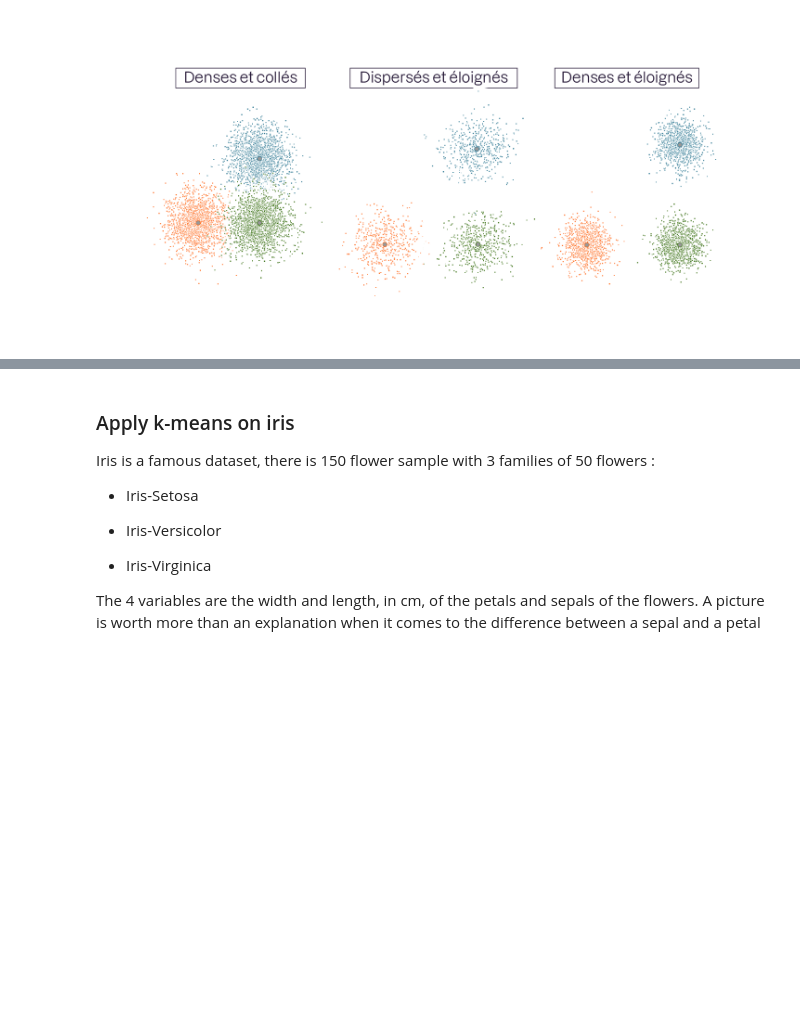
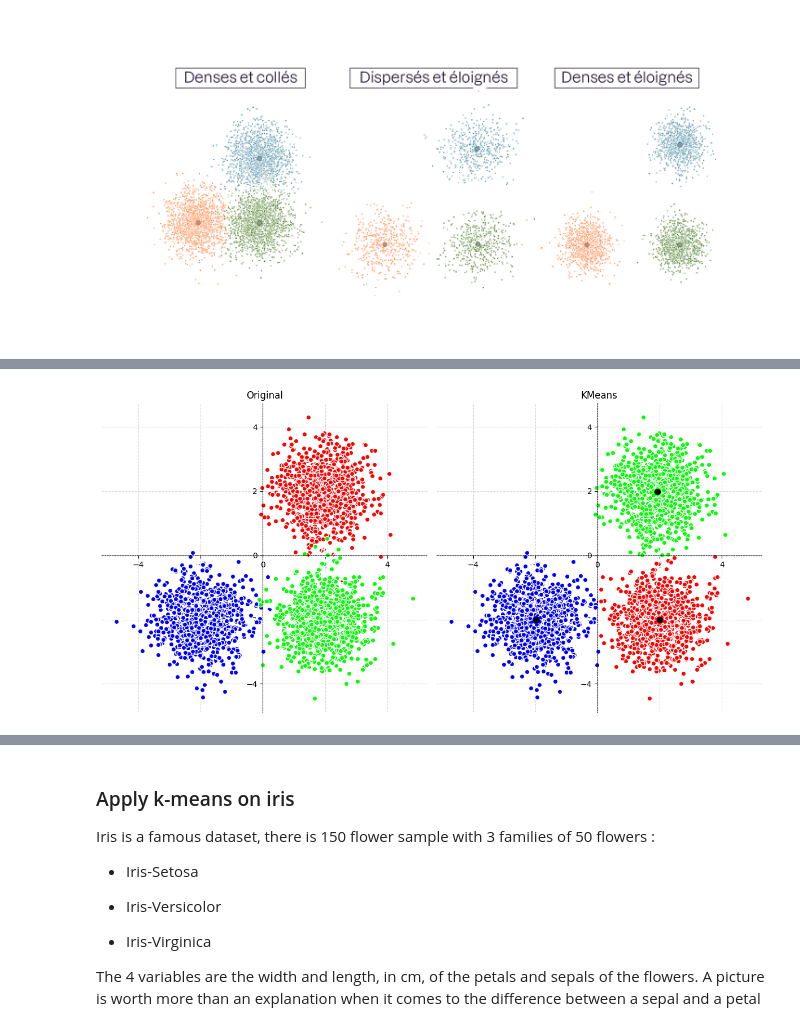
Before and after one commit to Samuel-JULLY/KMUTNB_internship, a Jupyter notebook: OpenClass/class_lvl1.ipynb, the cells around one changed output, grey strips where cells are left out. Saved outputs shown, nothing was run; the diff lists cells and outputs as text; code cells hidden in the pictures; blank space fills up the shorter version.

```diff
--- a/OpenClass/class_lvl1.ipynb
+++ b/OpenClass/class_lvl1.ipynb
@@ -405,19 +781,5 @@ print(k_means.cluster_centers_)
 # %%
-centers = [[2, 2], [-2, -2], [2, -2]]
-X, labels_true = make_blobs(n_samples=3000, centers=centers, cluster_std=0.9)
-
-from sklearn.cluster import KMeans
-n_clusters=3
-k_means = KMeans(init="k-means++", n_clusters=n_clusters, random_state = 808 , n_init = 'auto'  )
-k_means.fit(X)
-print(k_means.cluster_centers_)
-print("score", k_means.score(X))
-
-from sklearn.metrics import silhouette_score
 k_means_labels = k_means.predict(X)
-print("silhouette_score: ", silhouette_score(X,k_means_labels ))
-print("silhouette_score: ", silhouette_score(X,labels_true ))
-
 
 fig = plt.figure(figsize=(12, 6))
 colors = ["#4EACC5", "#FF9C34", "#4E9A06","#111111"]
@@ -444,30 +806,32 @@ ax.spines['right'].set_visible(False)
 ax.set_title("Original")
 
 ax = fig.add_subplot(1, 2, 2)
 for k in range(n_clusters):
     cluster_center = k_means.cluster_centers_[k]
     ax.plot(X[k_means_labels == k, 0], X[k_means_labels == k, 1], "w", markerfacecolor=colors[k], marker="o", markersize=6, alpha = 1)
 for k in range(n_clusters):
     cluster_center = k_means.cluster_centers_[k]
     ax.plot(
     cluster_center[0],
     cluster_center[1],
     "o",
             markerfacecolor='#000',
             markeredgecolor=colors[k],
             markersize=9,
         )
 ax.spines['bottom'].set_position('zero')
 ax.spines['left'].set_position('zero')
 ax.spines['bottom'].set_linestyle('dotted')
 ax.spines['left'].set_linestyle('dotted')
 
 # Customize the appearance of grid lines (dotted and alpha=0.5)
 ax.xaxis.grid(True, linestyle='--', alpha=0.5)
 ax.yaxis.grid(True, linestyle='--', alpha=0.5)
 # Remove the top and right spines
 ax.spines['top'].set_visible(False)
 ax.spines['right'].set_visible(False)
 ax.set_title("KMeans")
 plt.tight_layout()
 plt.show()
+# %% [output]
+[figure, added]
```
Also changed, not shown: parts of 58 cells of this notebook.
